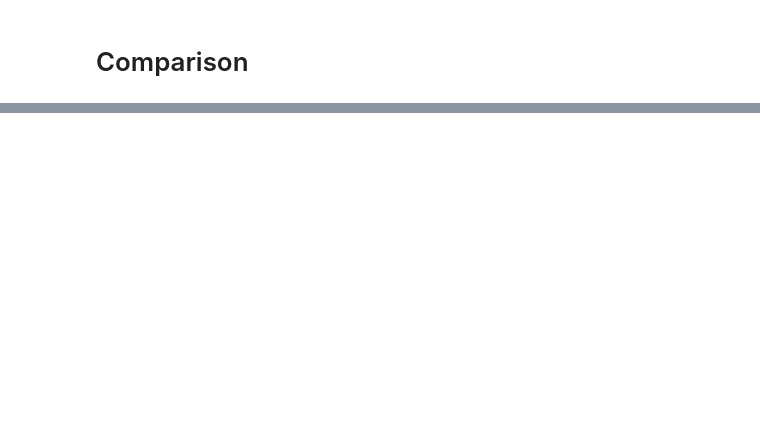
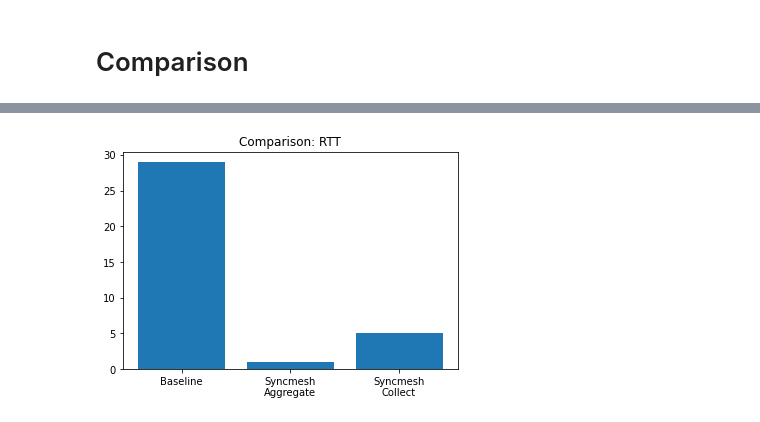
Before and after one commit to dos-group/syncmesh, a Jupyter notebook: evaluation/Main.ipynb, the cells around one changed output, grey strips where cells are left out. Cells and saved outputs as stored; diff of their text form; code cells hidden in the pictures; blank space fills up the shorter version.

```diff
--- a/evaluation/Main.ipynb
+++ b/evaluation/Main.ipynb
@@ -124,2 +164,29 @@ ax.legend()
 # %% [markdown]
 # Comparison
+# %%
+timedfbaseline = df.loc['2021-7-7 10:30':'2021-7-7 10:50']
+
+baselineAggregateBytes = timedfbaseline["jsonPayload.bytes_sent"].sum()
+baselineAggregateRTT = timedfbaseline["jsonPayload.rtt_msec"].sum()
+
+timedfaggregate = df.loc['2021-7-7 12:29':'2021-7-7 12:31']
+
+syncmeshAggregateBytes = timedfaggregate["jsonPayload.bytes_sent"].sum()
+syncmeshAggregateRTT = timedfaggregate["jsonPayload.rtt_msec"].sum()
+
+timedfcollect = df.loc['2021-7-7 12:26':'2021-7-7 12:28']
+
+syncmeshCollectBytes = timedfcollect["jsonPayload.bytes_sent"].sum()
+syncmeshCollectRTT = timedfcollect["jsonPayload.rtt_msec"].sum()
+
+# timedfbaseline.info()
+
+fig, ax = plt.subplots()
+cases = ['Baseline', 'Syncmesh\nAggregate', 'Syncmesh\nCollect']
+values = [baselineAggregateBytes, syncmeshAggregateBytes, syncmeshCollectBytes]
+ax.bar(cases,values)
+ax.set_title('Comparison: Bytes')
+# ax.set_ylabel("Bytes")
+# ax.set_xlabel("Time")
+fig.savefig("out/comparison.png")
+plt.show()
@@ -125,0 +195,12 @@ ax.legend()
+# %%
+fig, ax = plt.subplots()
+cases = ['Baseline', 'Syncmesh\nAggregate', 'Syncmesh\nCollect']
+values = [baselineAggregateRTT, syncmeshAggregateRTT, syncmeshCollectRTT]
+ax.bar(cases,values)
+ax.set_title('Comparison: RTT')
+# ax.set_ylabel("Bytes")
+# ax.set_xlabel("Time")
+fig.savefig("out/comparison_rtt.png")
+plt.show()
+# %% [output]
+[figure, added]
```
Also changed, not shown: parts of 11 cells of this notebook.
